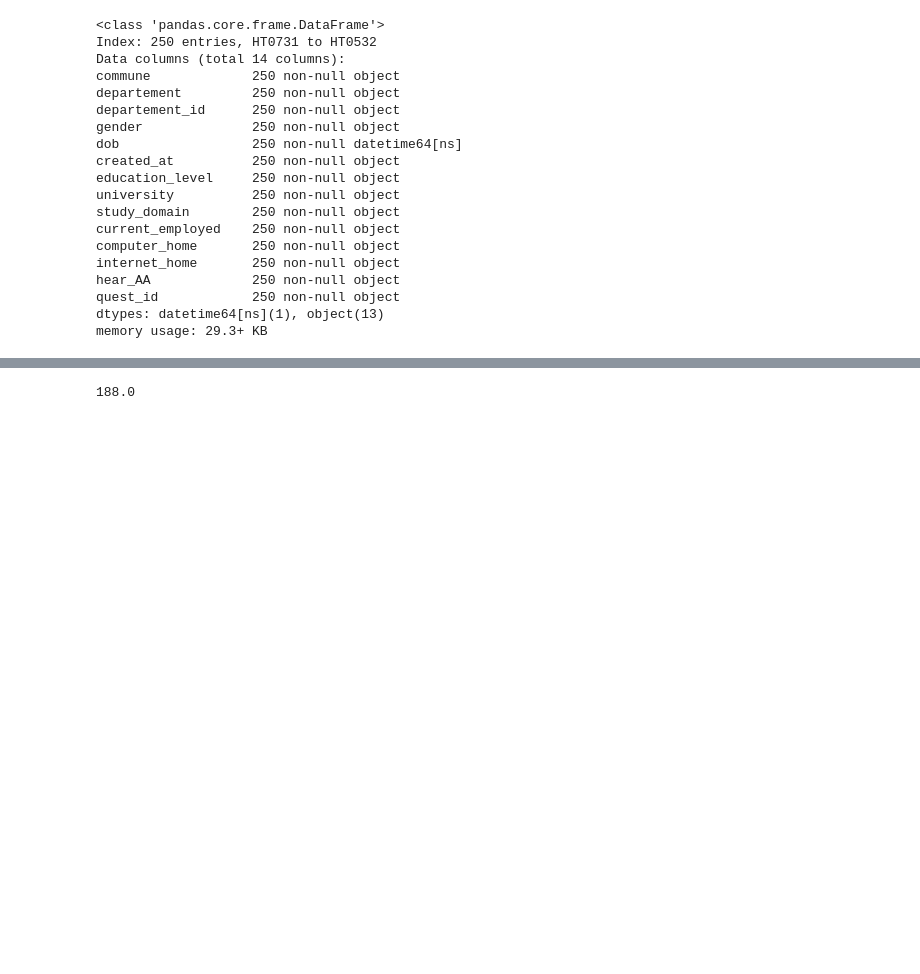
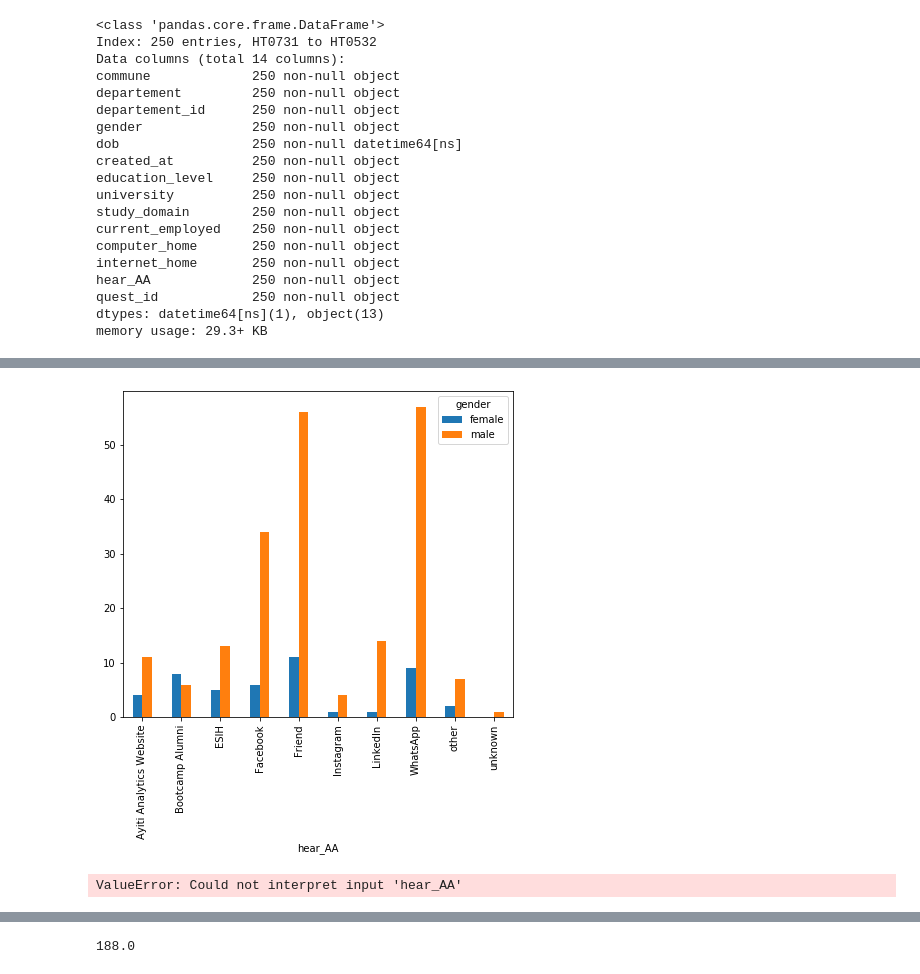
Before and after one commit to Ldave01/Data-Processing-Project, a Jupyter notebook: data_processing.ipynb, the cells around one changed output, grey strips where cells are left out. Cells and saved outputs as stored; diff of their text form; code cells hidden in the pictures; blank space fills up the shorter version.

```diff
--- a/data_processing.ipynb
+++ b/data_processing.ipynb
@@ -261,0 +281,3 @@ Name: gender, dtype: int64
+# %%
+my_pivot =  pd.pivot_table(data=dataset,index="hear_AA",columns="gender",values ="quest_id",aggfunc="count")
+my_pivot
@@ -261,0 +297,11 @@ Name: gender, dtype: int64
+# %%
+ax=my_pivot.plot(kind='bar')
+fig = ax.get_figure()
+# Change the plot dimensions (width, height)
+fig.set_size_inches(7, 6)
+# %% [output]
+[figure, added]
+# %%
+sns.barplot(x='hear_AA', y='quest_id', hue='gender', data=my_pivot)
+# %% [output]
+ValueError: Could not interpret input 'hear_AA'
```
Also changed, not shown: parts of 34 cells of this notebook.
